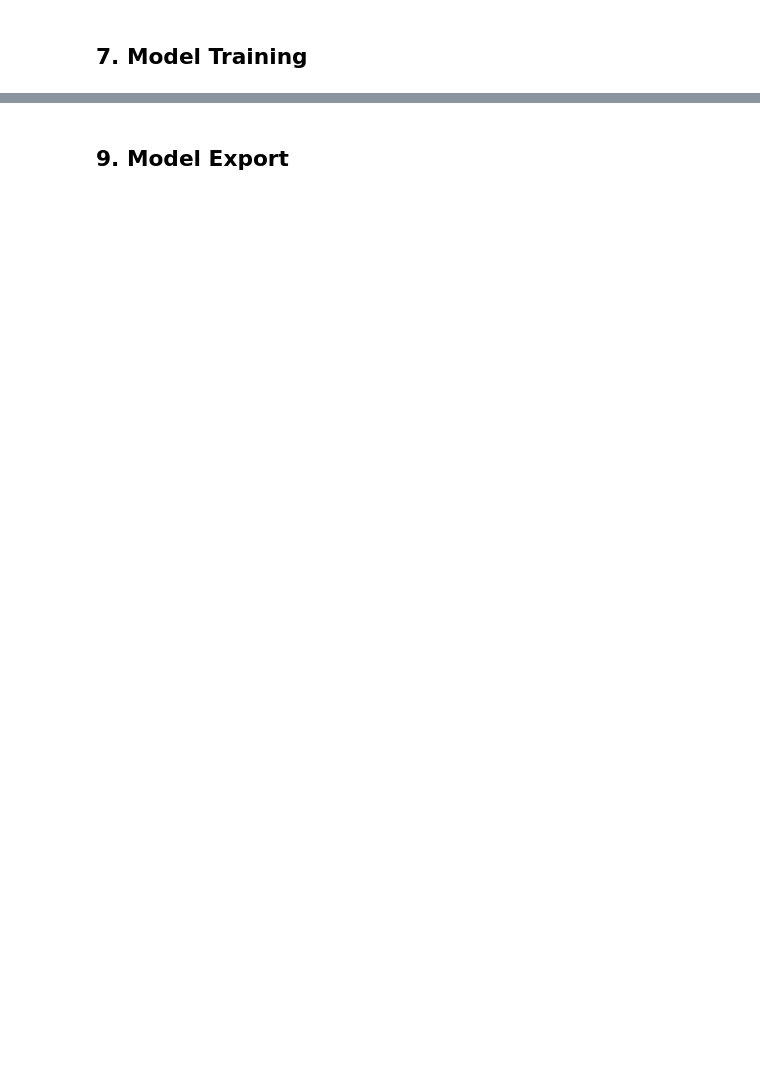
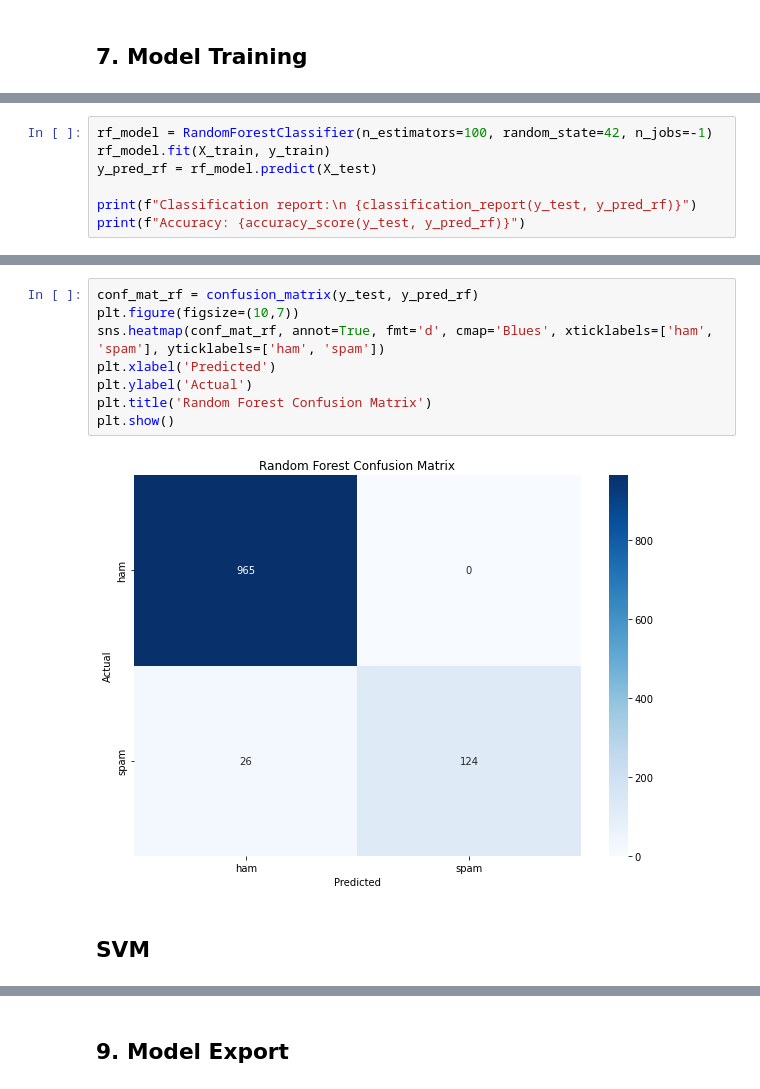
Before and after one commit to 7louu/spam-detection-nlp, a Jupyter notebook: notebooks/spam_detection_pipeline.ipynb, the cells around one changed output, grey strips where cells are left out. Cells and saved outputs as stored; diff of their text form; blank space fills up the shorter version.

```diff
--- a/notebooks/spam_detection_pipeline.ipynb
+++ b/notebooks/spam_detection_pipeline.ipynb
@@ -492,0 +615,7 @@ Top 10 Entities in HAM :
+# %%
+rf_model = RandomForestClassifier(n_estimators=100, random_state=42, n_jobs=-1)
+rf_model.fit(X_train, y_train)
+y_pred_rf = rf_model.predict(X_test)
+
+print(f"Classification report:\n {classification_report(y_test, y_pred_rf)}")
+print(f"Accuracy: {accuracy_score(y_test, y_pred_rf)}")
@@ -492,0 +634,12 @@ Top 10 Entities in HAM :
+# %%
+conf_mat_rf = confusion_matrix(y_test, y_pred_rf)
+plt.figure(figsize=(10,7))
+sns.heatmap(conf_mat_rf, annot=True, fmt='d', cmap='Blues', xticklabels=['ham', 'spam'], yticklabels=['ham', 'spam'])
+plt.xlabel('Predicted')
+plt.ylabel('Actual')
+plt.title('Random Forest Confusion Matrix')
+plt.show()
+# %% [output]
+[figure, added]
+# %% [markdown]
+## SVM
```
Also changed, not shown: parts of 25 cells of this notebook, 2 other files.
